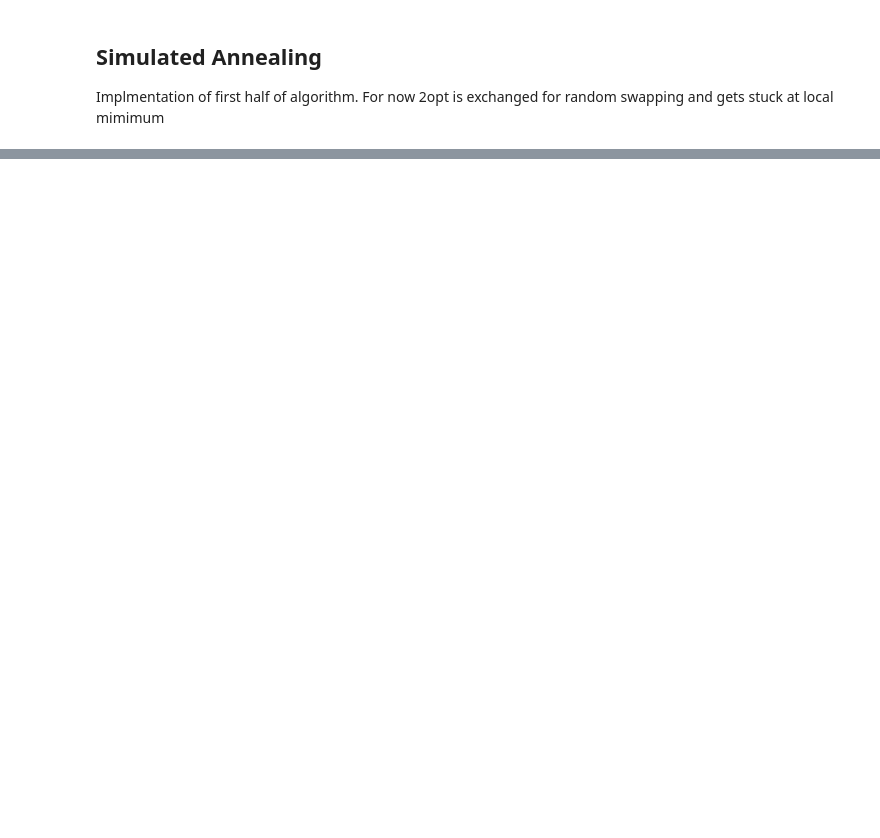
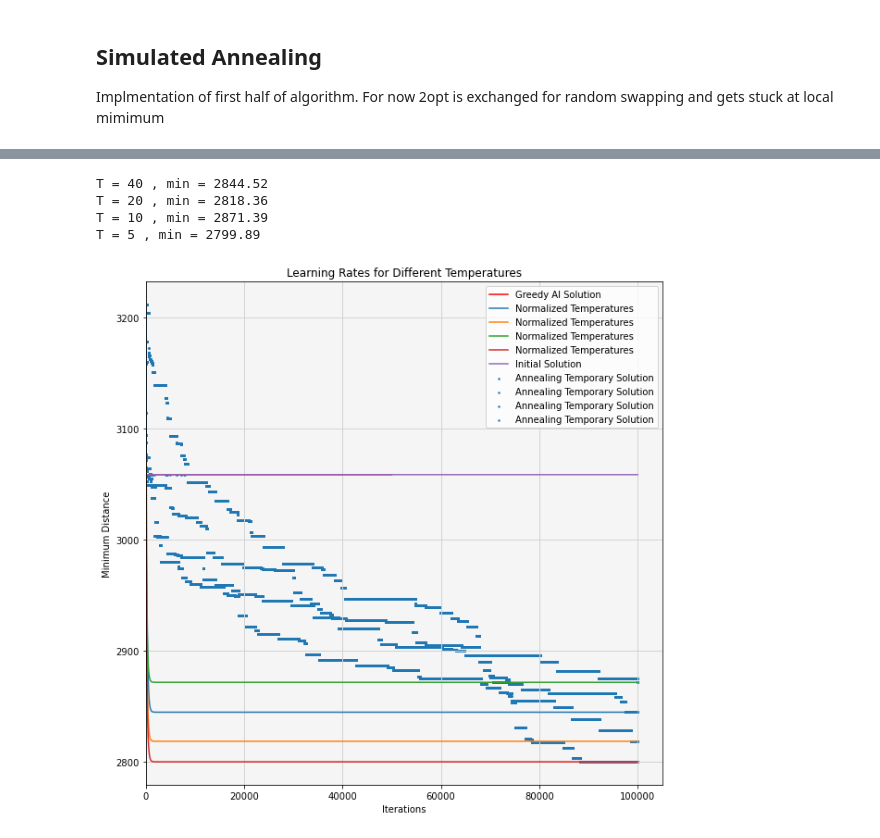
Before and after one commit to ithakis/Stochastic-Simulation-Assignment-3, a Jupyter notebook: Alexander.ipynb, the cells around one changed output, grey strips where cells are left out. Saved outputs shown, nothing was run; the diff lists cells and outputs as text; code cells hidden in the pictures; blank space fills up the shorter version.

```diff
--- a/Alexander.ipynb
+++ b/Alexander.ipynb
@@ -681,23 +755,33 @@ plt.show()
 # %%
 T = [40, 20, 10, 5]
 _ , I_mDL, bestSequence = initSequence(A280, startingCity=95, exTime=1, printStats=False)
 # _ , I_mDL, bestSequence = random_permutations(EI51, startingCity=40, exTime=1)
 initS = [I_mDL, bestSequence]
 ax = ody.plot()
 ax.set_title("Learning Rates for Different Temperatures")
+ax.plot([_ for _ in range(mD.shape[0])], [I_mDL[-1] for _ in range(mD.shape[0])], label="Greedy AI Solution", color='red')
 
 for t in T:
     ALPHA = 0.995
     ITERATIONS = 1*10**5
     bestDistance, bestSequence, mD, temperaturesList = \
         simulatedAnnealing(A280, startingSity=95, ITERATIONS=ITERATIONS, ALPHA=ALPHA, T_input=t, IS=initS)
 
-    ax.plot([_ for _ in range(mD.shape[0])], mD, label="Learning (" +str(t) + ")")
-    plt.plot([_ for _ in range(mD.shape[0])], temperaturesList, label="Normalized Temperatures (" +str(t) + ")")
+    ax.scatter([_ for _ in range(mD.shape[0])], mD, label="Annealing Temporary Solution", s=2)
+    ax.plot([_ for _ in range(mD.shape[0])], temperaturesList, label="Normalized Temperatures")
+
+    # ax.plot([_ for _ in range(mD.shape[0])], mD, label="Learning (" +str(t) + ")")
+    # ax.plot([_ for _ in range(mD.shape[0])], temperaturesList, label="Normalized Temperatures (" +str(t) + ")")
     print(f'T = {t} , min = {bestDistance:.2f}')
 
 ax.plot([_ for _ in range(mD.shape[0])], [I_mDL[-1] for _ in range(mD.shape[0])], label="Initial Solution")
-ax.set_xlim(-1)
+ax.set_xlim(0)
 plt.xlabel('Iterations')   ;   plt.ylabel('Minimum Distance')
 plt.legend(loc='upper right')
 plt.show()
+# %% [output]
+T = 40 , min = 2844.52
+T = 20 , min = 2818.36
+T = 10 , min = 2871.39
+T = 5 , min = 2799.89
+[figure, added]
```
Also changed, not shown: parts of 18 cells of this notebook.
